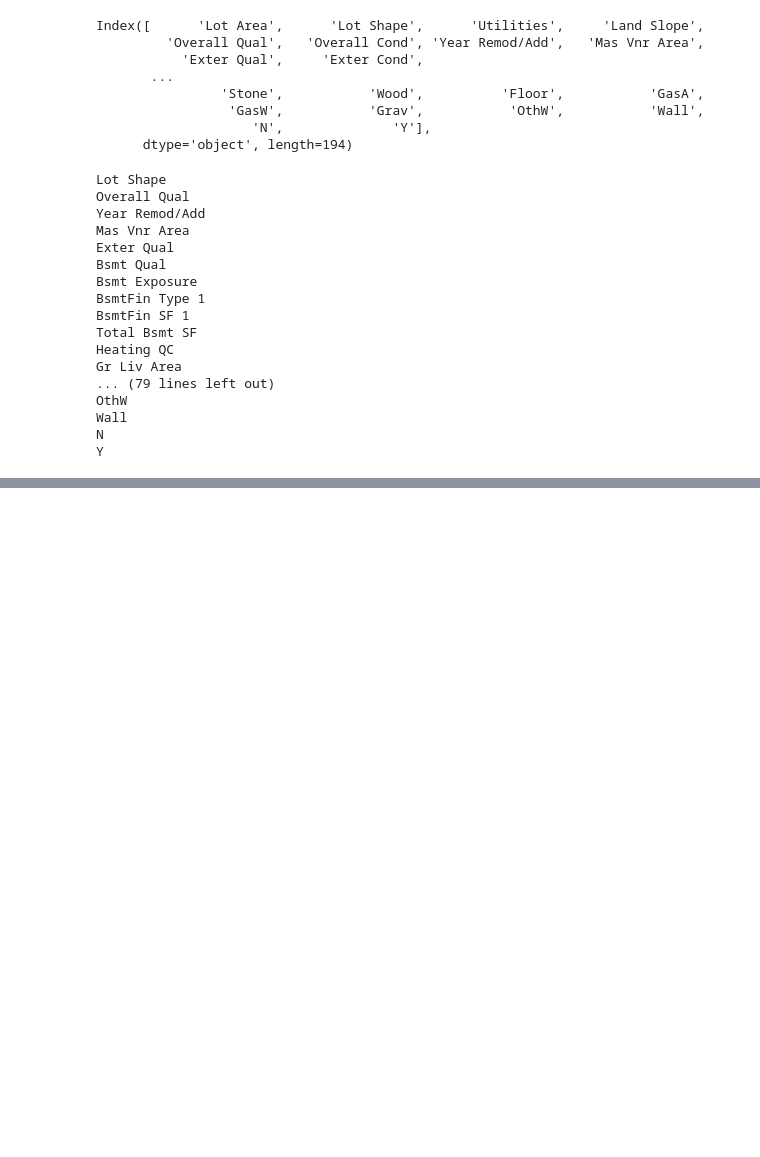
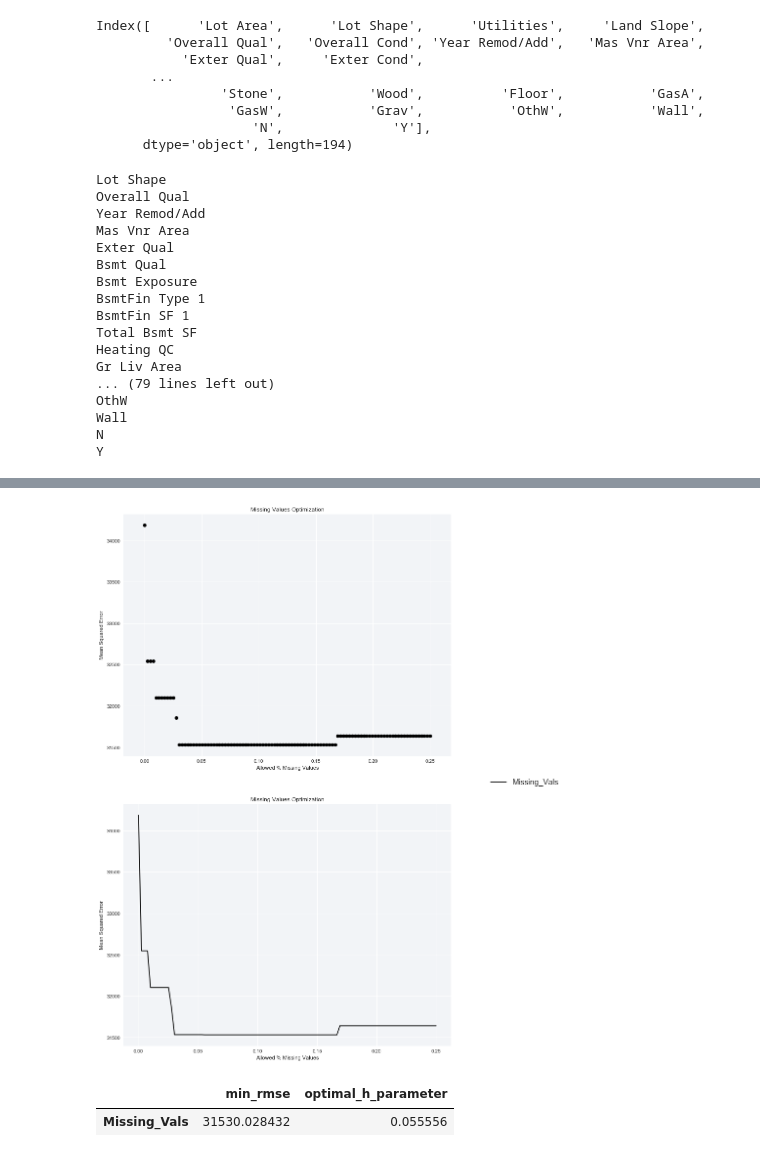
Before and after one commit to kitestring/DataQuest, a Jupyter notebook: 06_MachineLearning/04_LinearRegressionForMachineLearning/06_GuidedProject_PredictingHouseSalePrices/PredictingHouseSalePrices.ipynb, the cells around one changed output, grey strips where cells are left out. Saved outputs shown, nothing was run; the diff lists cells and outputs as text; code cells hidden in the pictures; blank space fills up the shorter version.

Commit message:
Predicting House Sale Prices, Done but not checked

```diff
--- a/06_MachineLearning/04_LinearRegressionForMachineLearning/06_GuidedProject_PredictingHouseSalePrices/PredictingHouseSalePrices.ipynb
+++ b/06_MachineLearning/04_LinearRegressionForMachineLearning/06_GuidedProject_PredictingHouseSalePrices/PredictingHouseSalePrices.ipynb
@@ -37,8 +39,3 @@ def train_and_test(df, train_features, target):
     RMSE = np.sqrt(mse)
 
     return RMSE
-# %%
-df = transform_features(data)
-train_features, target = select_features()
-RMSE = train_and_test(df, train_features, target)
-RMSE
@@ -550,12 +552,17 @@ Index([      'Lot Area',      'Lot Shape',      'Utilities',     'Land Slope',
 # parameterize the following thresholds: correlation, variance, & number of unique values
 
 def select_features(df, min_correlation=0.25, min_variance=0.0015, max_unique_vals=10):
+    # Save the target column in the event it is dropped
     target = 'SalePrice'
+    target_col = df[target]
 
     # Drop the columns due to colinearity
     dropped_colinearity = ['1st Flr SF', 'TotRms AbvGrd', 'Full Bath',
                        'Half Bath', 'Garage Cars', 'Bsmt Full Bath', '2nd Flr SF']
-    df = df.drop(dropped_colinearity, axis=1)
+    # Verify that none of the colinear columns haven't already been removed from the df
+    df_columns = df.columns.tolist()
+    drop_cols = list(set(dropped_colinearity).intersection(df_columns))
+    df = df.drop(drop_cols, axis=1)
 
     # Drop each column that fails the correlation threshold
     corrmat = df.select_dtypes(include=['int64','float64']).corr()
@@ -587,11 +594,15 @@ def select_features(df, min_correlation=0.25, min_variance=0.0015, max_unique_va
     while target in features:
         features.remove(target)
 
-    return features, target
+    # Check if the target column was dropped, if true then put it back
+    if not target in df.columns:
+        df[target] = target_col
+
+    return features, target, df
 # %%
 # Test select_features()
 df = transform_features(data, missing_values_percent_threshold=0.05)
-features, target = select_features(df, min_correlation=0.25, min_variance=0.0015, max_unique_vals=10)
+features, target, df = select_features(df, min_correlation=0.25, min_variance=0.0015, max_unique_vals=10)
 for f in features:
     print(f)
 # %% [output]
@@ -632,0 +738,16 @@ Y
+# %%
+rmses = []
+missing_values_allowed_percentage = np.linspace(0,0.25,100)
+for percent in missing_values_allowed_percentage:
+    df = transform_features(data, missing_values_percent_threshold=percent)
+    features, target, df = select_features(df, min_correlation=0.25, min_variance=0.0015, max_unique_vals=10)
+    rmses.append(linear_reg_train_test_kfold_validation(df, features, target, 2))
+# %%
+rmse_dict = {'Missing_Vals': rmses}
+
+plot_RMSE_h_para_optimization(missing_values_allowed_percentage, rmse_dict, title="Missing Values Optimization",
+    legend_h_offset = 1.35, legend_v_offset=1.09, x_axis_label='Allowed % Missing Values')
+# %% [output]
+[figure, added]
+|  | min_rmse | optimal_h_parameter |
+| Missing_Vals | 31530.028432 | 0.055556 |
```
Also changed, not shown: parts of 20 cells of this notebook, 2 other files.
